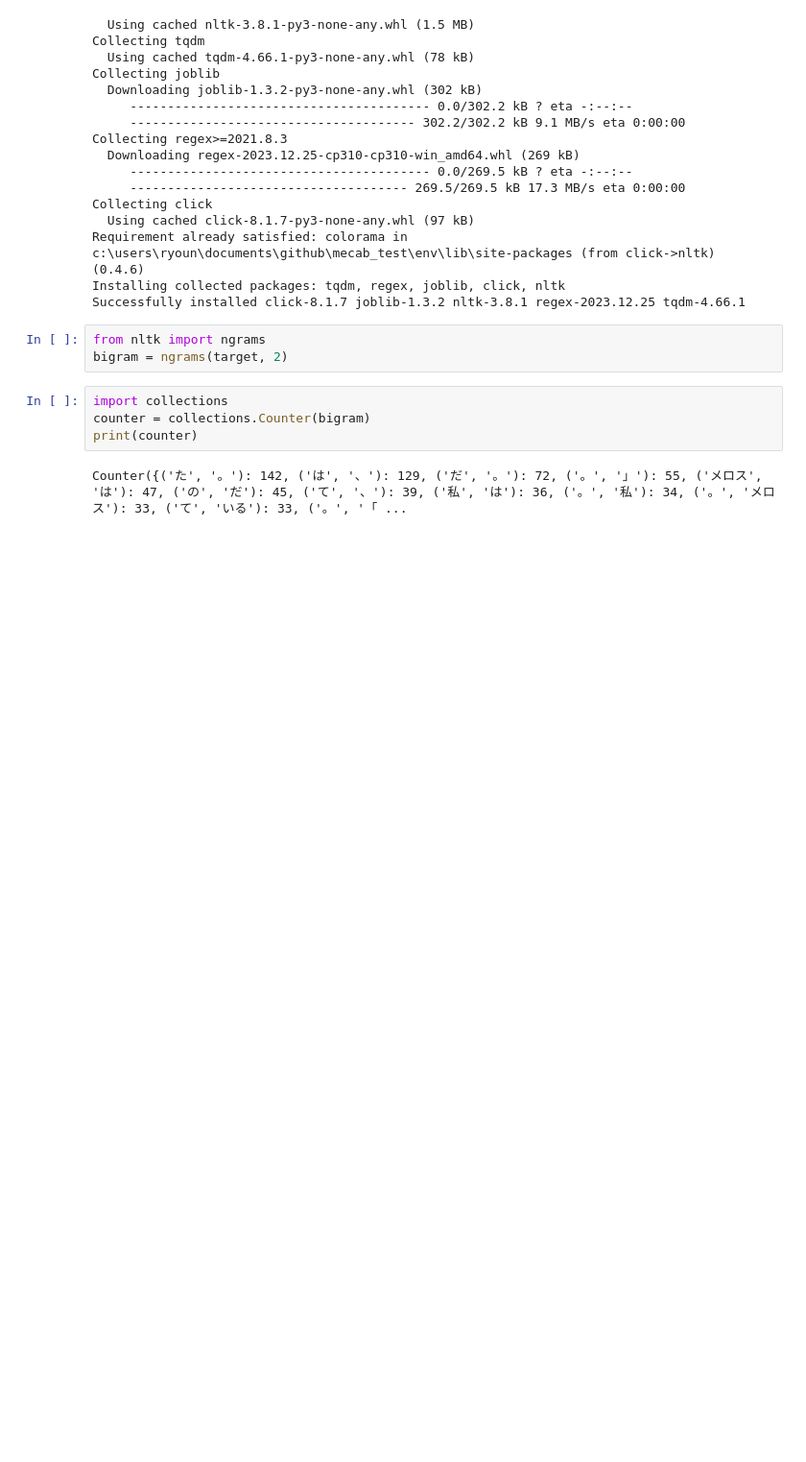
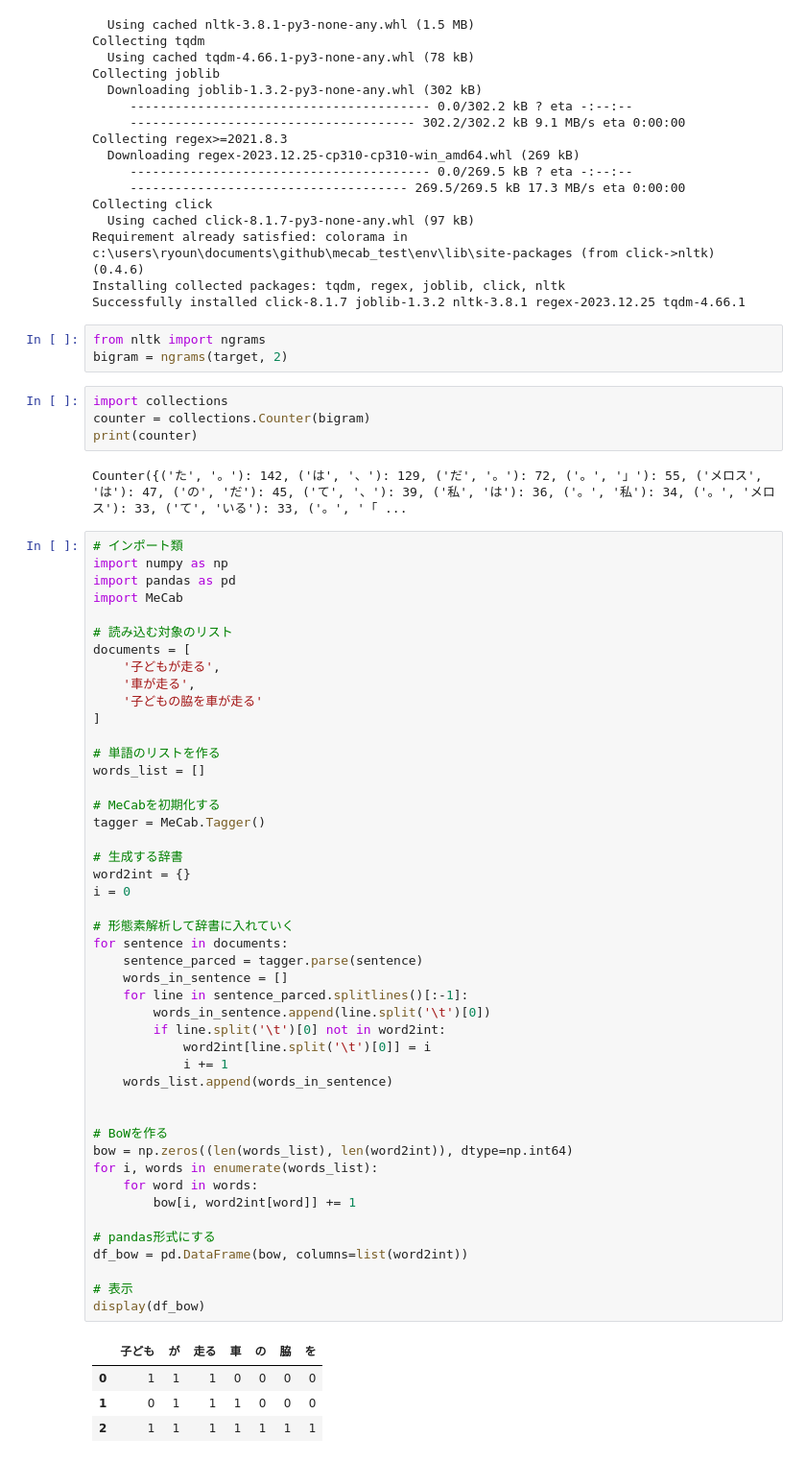
Before and after one commit to ryou-naruki/MeCab_test, a Jupyter notebook: pandas_mecab.ipynb, the cells around one changed output. Shown at 96% size. Drawn from its saved outputs; the diff is of its cells as text; blank space fills up the shorter version.

```diff
--- a/pandas_mecab.ipynb
+++ b/pandas_mecab.ipynb
@@ -385,3 +385,54 @@ counter = collections.Counter(bigram)
 print(counter)
 # %% [output]
 Counter({('た', '。'): 142, ('は', '、'): 129, ('だ', '。'): 72, ('。', '」'): 55, ('メロス', 'は'): 47, ('の', 'だ'): 45, ('て', '、'): 39, ('私', 'は'): 36, ('。', '私'): 34, ('。', 'メロス'): 33, ('て', 'いる'): 33, ('。', '「 ...
+# %%
+# インポート類
+import numpy as np
+import pandas as pd
+import MeCab
+
+# 読み込む対象のリスト
+documents = [
+    '子どもが走る',
+    '車が走る',
+    '子どもの脇を車が走る'
+]
+
+# 単語のリストを作る
+words_list = []
+
+# MeCabを初期化する
+tagger = MeCab.Tagger()
+
+# 生成する辞書
+word2int = {}
+i = 0
+
+# 形態素解析して辞書に入れていく
+for sentence in documents:
+    sentence_parced = tagger.parse(sentence)
+    words_in_sentence = []
+    for line in sentence_parced.splitlines()[:-1]:
+        words_in_sentence.append(line.split('\t')[0])
+        if line.split('\t')[0] not in word2int:
+            word2int[line.split('\t')[0]] = i
+            i += 1
+    words_list.append(words_in_sentence)
+
+
+# BoWを作る
+bow = np.zeros((len(words_list), len(word2int)), dtype=np.int64)
+for i, words in enumerate(words_list):
+    for word in words:
+        bow[i, word2int[word]] += 1
+
+# pandas形式にする
+df_bow = pd.DataFrame(bow, columns=list(word2int))
+
+# 表示
+display(df_bow)
+# %% [output]
+|  | 子ども | が | 走る | 車 | の | 脇 | を |
+| 0 | 1 | 1 | 1 | 0 | 0 | 0 | 0 |
+| 1 | 0 | 1 | 1 | 1 | 0 | 0 | 0 |
+| 2 | 1 | 1 | 1 | 1 | 1 | 1 | 1 |
```
Also changed, not shown: parts of 1 cell of this notebook, 5 other files.
